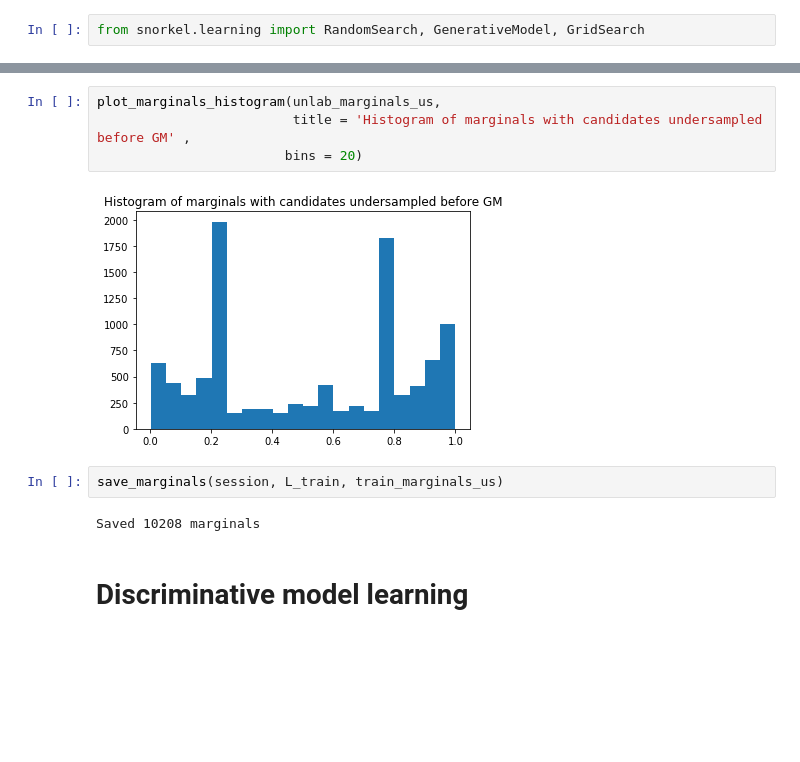
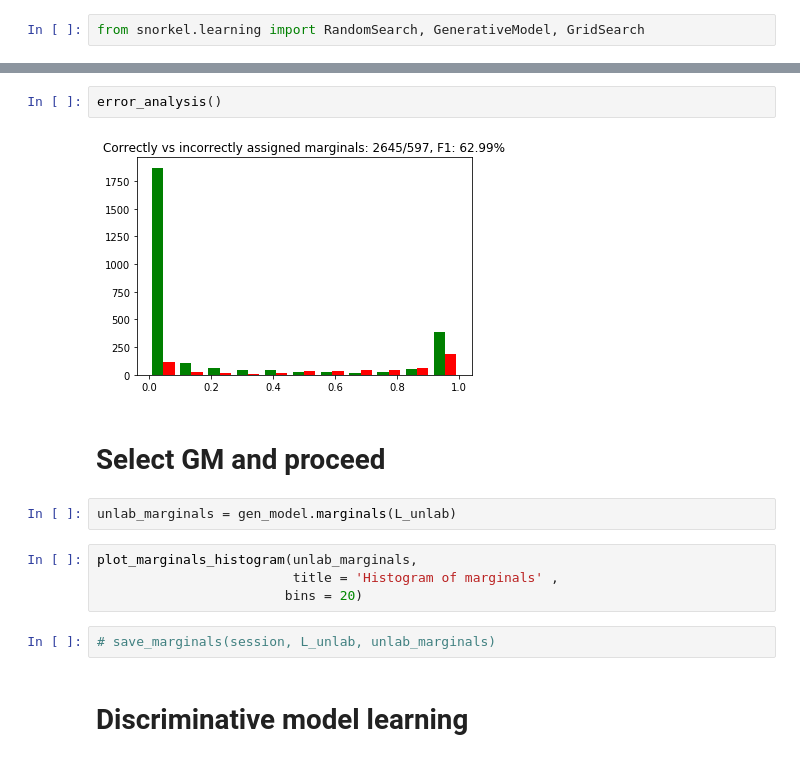
Before and after one commit to littlewine/snorkel-ml, a Jupyter notebook: my-code/snorkel II labelling functions & denoising.ipynb, the cells around one changed output, grey strips where cells are left out. Saved outputs shown, nothing was run; the diff lists cells and outputs as text; blank space fills up the shorter version.

```diff
--- a/my-code/snorkel II labelling functions & denoising.ipynb
+++ b/my-code/snorkel II labelling functions & denoising.ipynb
@@ -668,13 +566,17 @@ TP: 455 | FP: 518 | TN: 2007 | FN: 250
 ========================================
+# %%
+error_analysis()
+# %% [output]
+[figure, added]
+# %% [markdown]
+# Select GM and proceed
+# %%
+unlab_marginals = gen_model.marginals(L_unlab)
 # %%
-plot_marginals_histogram(unlab_marginals_us,
-                         title = 'Histogram of marginals with candidates undersampled before GM' ,
+plot_marginals_histogram(unlab_marginals,
+                         title = 'Histogram of marginals' ,
                         bins = 20)
-# %% [output]
-[figure, removed]
-# %%
-save_marginals(session, L_train, train_marginals_us)
-# %% [output]
-Saved 10208 marginals
+# %%
+# save_marginals(session, L_unlab, unlab_marginals)
 # %% [markdown]
 # Discriminative model learning
```
Also changed, not shown: parts of 93 cells of this notebook, 4 other files.
